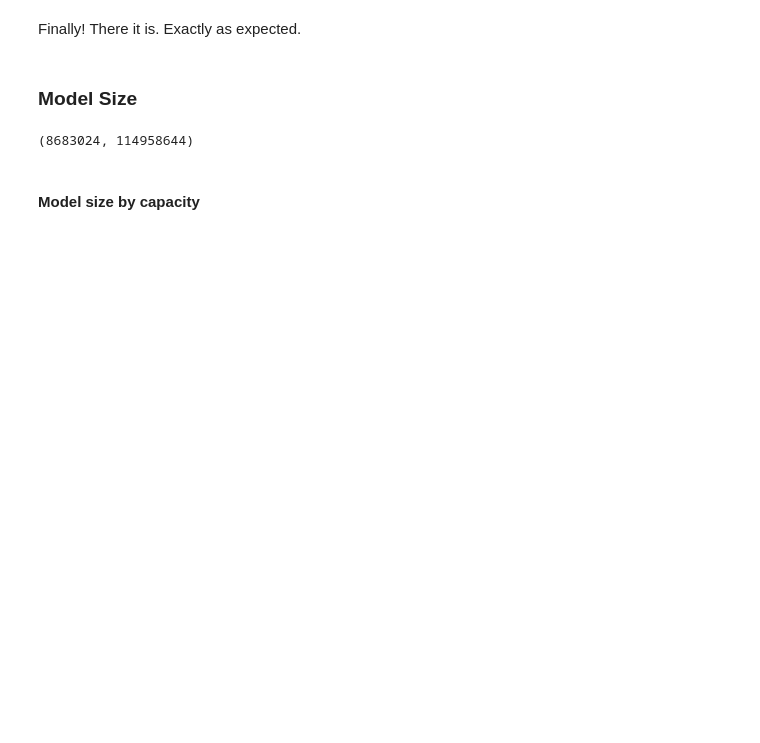
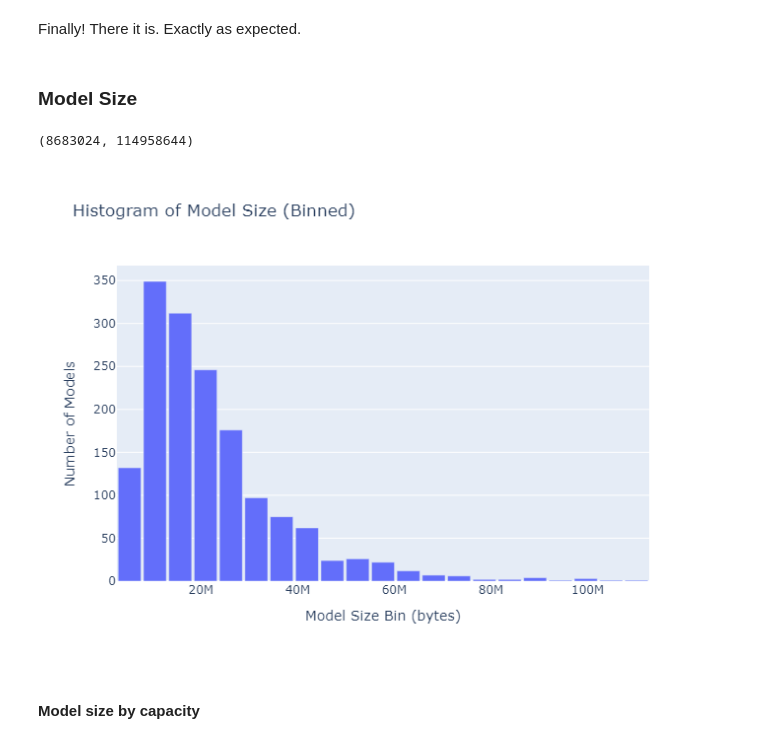
Before and after one commit to aleks-linya/overfitting, a Jupyter notebook: notebooks/overfitting.ipynb, the cells around one changed output. Cells and saved outputs as stored; diff of their text form; code cells hidden in the pictures; blank space fills up the shorter version.

```diff
--- a/notebooks/overfitting.ipynb
+++ b/notebooks/overfitting.ipynb
@@ -942,22 +971,24 @@ real_overfitting_df['model size'].min(), real_overfitting_df['model size'].max()
 # %%
 # Bin size
 bin_size = 5 * 1024 * 1024  # 5 MB
 
 # Create model size bins
 real_overfitting_df["model_size_bin"] = (
     (real_overfitting_df["model size"] // bin_size) * bin_size
 )
 
 # Count number of models in each bin
 binned_counts = real_overfitting_df.groupby("model_size_bin").size().reset_index(name="count")
 
 # Plot histogram using pre-binned data
 fig = px.bar(binned_counts, x="model_size_bin", y="count",
              title="Histogram of Model Size (Binned)",
              labels={"model_size_bin": "Model Size Bin (bytes)", "count": "Number of Models"})
 
 fig.update_layout(bargap=0.1)
-fig.show()
+show_fig(fig)
+# %% [output]
+[figure, added]
 # %% [markdown]
 #### Model size by capacity
 # %%
```
Also changed, not shown: parts of 27 cells of this notebook.
